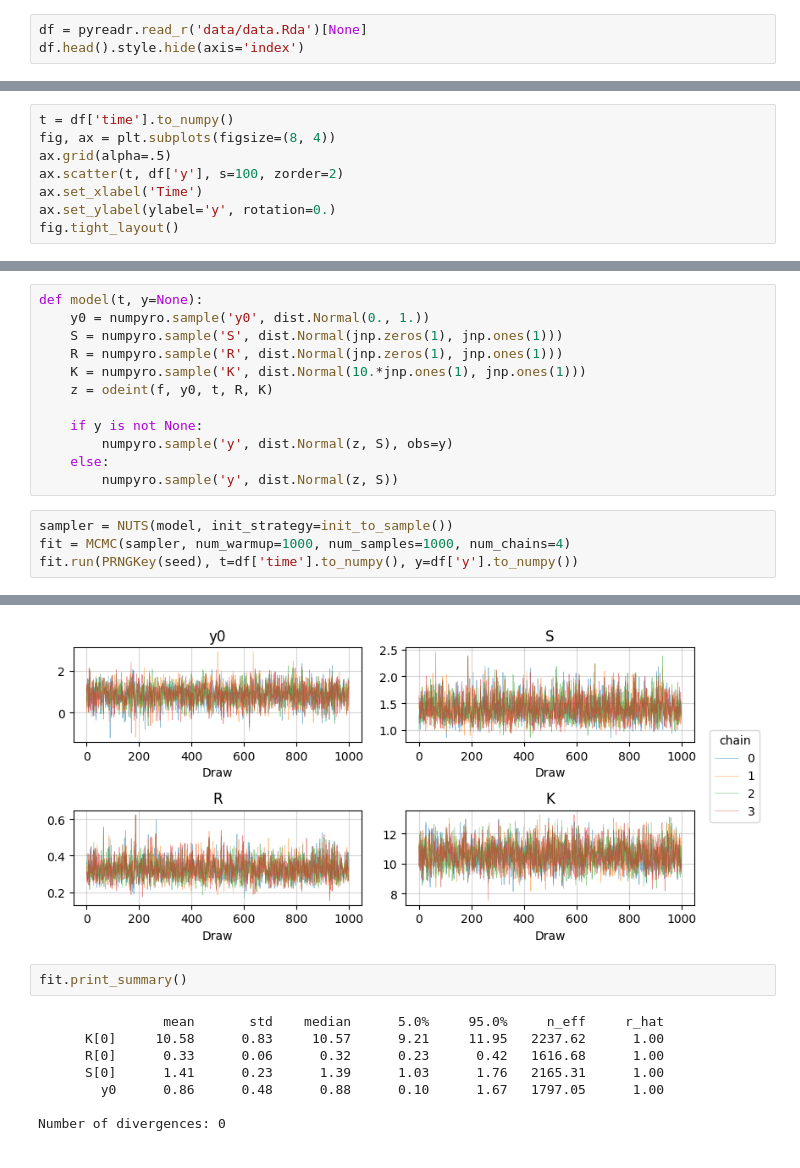
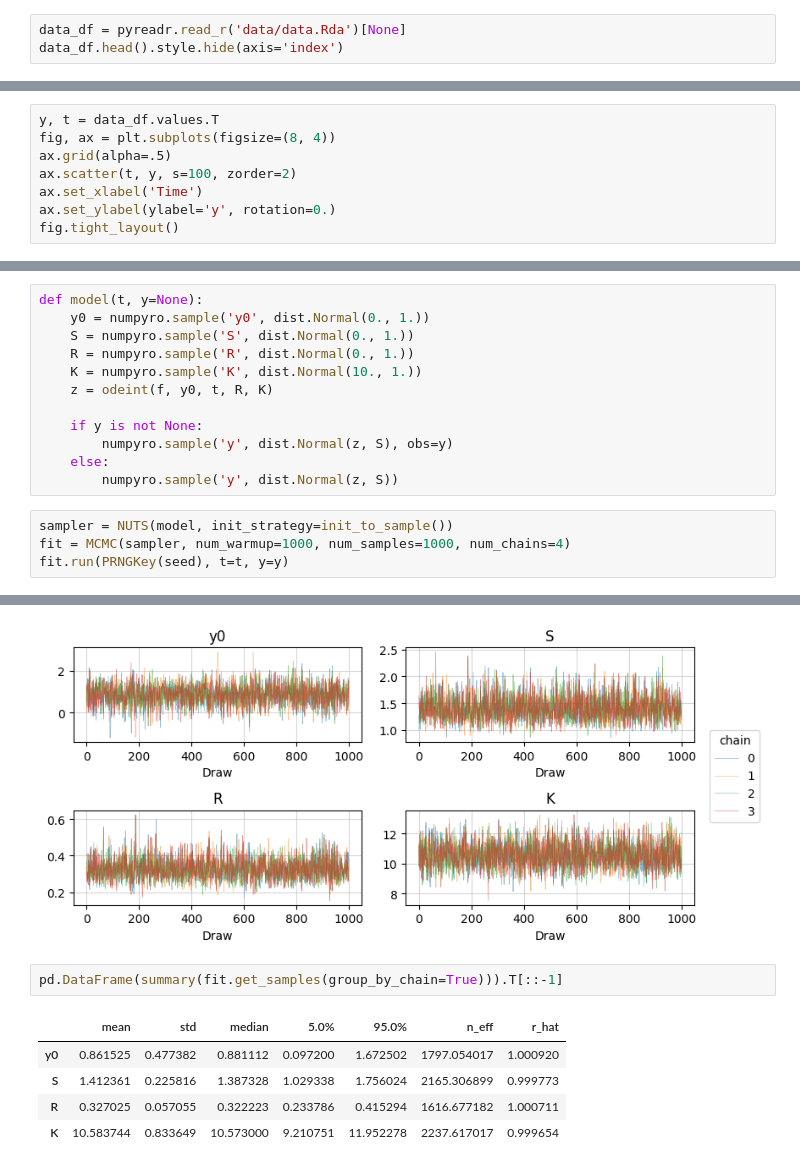
Before and after one commit to craigfouts/discourse, a Jupyter notebook: discourse/tutorials/numpyro/sandbox.ipynb, the cells around one changed output, grey strips where cells are left out. Drawn from its saved outputs; the diff is of its cells as text.

```diff
--- a/discourse/tutorials/numpyro/sandbox.ipynb
+++ b/discourse/tutorials/numpyro/sandbox.ipynb
@@ -18,8 +20,8 @@ def f(t, z, R, K):
 
     return dz_dt
 # %%
-df = pyreadr.read_r('data/data.Rda')[None]
-df.head().style.hide(axis='index')
+data_df = pyreadr.read_r('data/data.Rda')[None]
+data_df.head().style.hide(axis='index')
 # %% [output]
 | y | time |
 | 0.795570 | 0.000000 |
@@ -28,10 +30,10 @@ df.head().style.hide(axis='index')
 | 3.083851 | 1.500000 |
 | 2.163227 | 2.000000 |
 # %%
-t = df['time'].to_numpy()
+y, t = data_df.values.T
 fig, ax = plt.subplots(figsize=(8, 4))
 ax.grid(alpha=.5)
-ax.scatter(t, df['y'], s=100, zorder=2)
+ax.scatter(t, y, s=100, zorder=2)
 ax.set_xlabel('Time')
 ax.set_ylabel(ylabel='y', rotation=0.)
 fig.tight_layout()
@@ -40,9 +42,9 @@ fig.tight_layout()
 # %%
 def model(t, y=None):
     y0 = numpyro.sample('y0', dist.Normal(0., 1.))
-    S = numpyro.sample('S', dist.Normal(jnp.zeros(1), jnp.ones(1)))
-    R = numpyro.sample('R', dist.Normal(jnp.zeros(1), jnp.ones(1)))
-    K = numpyro.sample('K', dist.Normal(10.*jnp.ones(1), jnp.ones(1)))
+    S = numpyro.sample('S', dist.Normal(0., 1.))
+    R = numpyro.sample('R', dist.Normal(0., 1.))
+    K = numpyro.sample('K', dist.Normal(10., 1.))
     z = odeint(f, y0, t, R, K)
 
     if y is not None:
@@ -52,7 +54,7 @@ def model(t, y=None):
 # %%
 sampler = NUTS(model, init_strategy=init_to_sample())
 fit = MCMC(sampler, num_warmup=1000, num_samples=1000, num_chains=4)
-fit.run(PRNGKey(seed), t=df['time'].to_numpy(), y=df['y'].to_numpy())
+fit.run(PRNGKey(seed), t=t, y=y)
 # %%
 params = list((draws := fit.get_samples()).keys())[::-1]
 fig, axes = plt.subplots(round(len(params)/2), 2, figsize=(8, 4))
@@ -67,14 +69,12 @@ fig.legend(lines, jnp.arange(fit.num_chains), title='chain', bbox_to_anchor=(1.0
 fig.tight_layout()
 # %% [output]
 [figure]
-# %%
-fit.print_summary()
-# %% [output]
-                mean       std    median      5.0%     95.0%     n_eff     r_hat
-      K[0]     10.58      0.83     10.57      9.21     11.95   2237.62      1.00
-      R[0]      0.33      0.06      0.32      0.23      0.42   1616.68      1.00
-      S[0]      1.41      0.23      1.39      1.03      1.76   2165.31      1.00
-        y0      0.86      0.48      0.88      0.10      1.67   1797.05      1.00
-
-Number of divergences: 0
+# %%
+pd.DataFrame(summary(fit.get_samples(group_by_chain=True))).T[::-1]
+# %% [output]
+|  | mean | std | median | 5.0% | 95.0% | n_eff | r_hat |
+| y0 | 0.861525 | 0.477382 | 0.881112 | 0.097200 | 1.672502 | 1797.054017 | 1.000920 |
+| S | 1.412361 | 0.225816 | 1.387328 | 1.029338 | 1.756024 | 2165.306899 | 0.999773 |
+| R | 0.327025 | 0.057055 | 0.322223 | 0.233786 | 0.415294 | 1616.677182 | 1.000711 |
+| K | 10.583744 | 0.833649 | 10.573000 | 9.210751 | 11.952278 | 2237.617017 | 0.999654 |
 # %%
```
Also changed, not shown: parts of 4 cells of this notebook, 5 other files.
